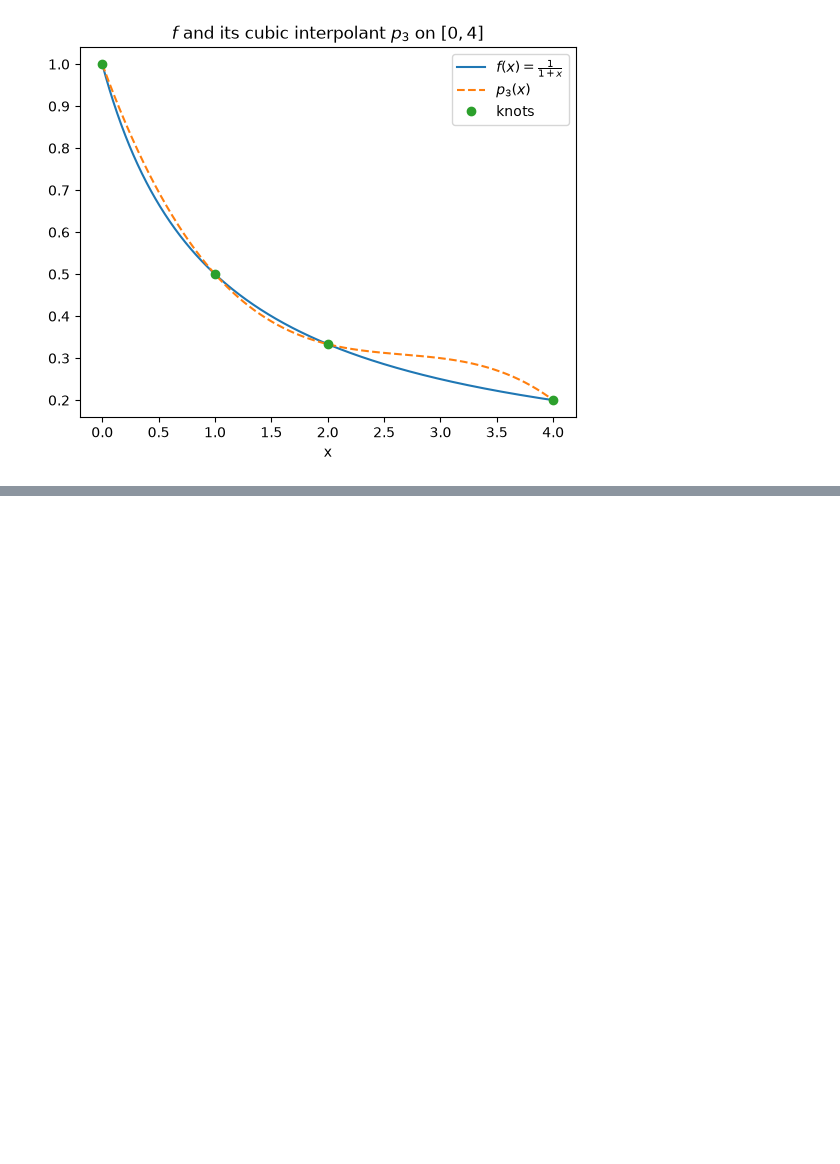
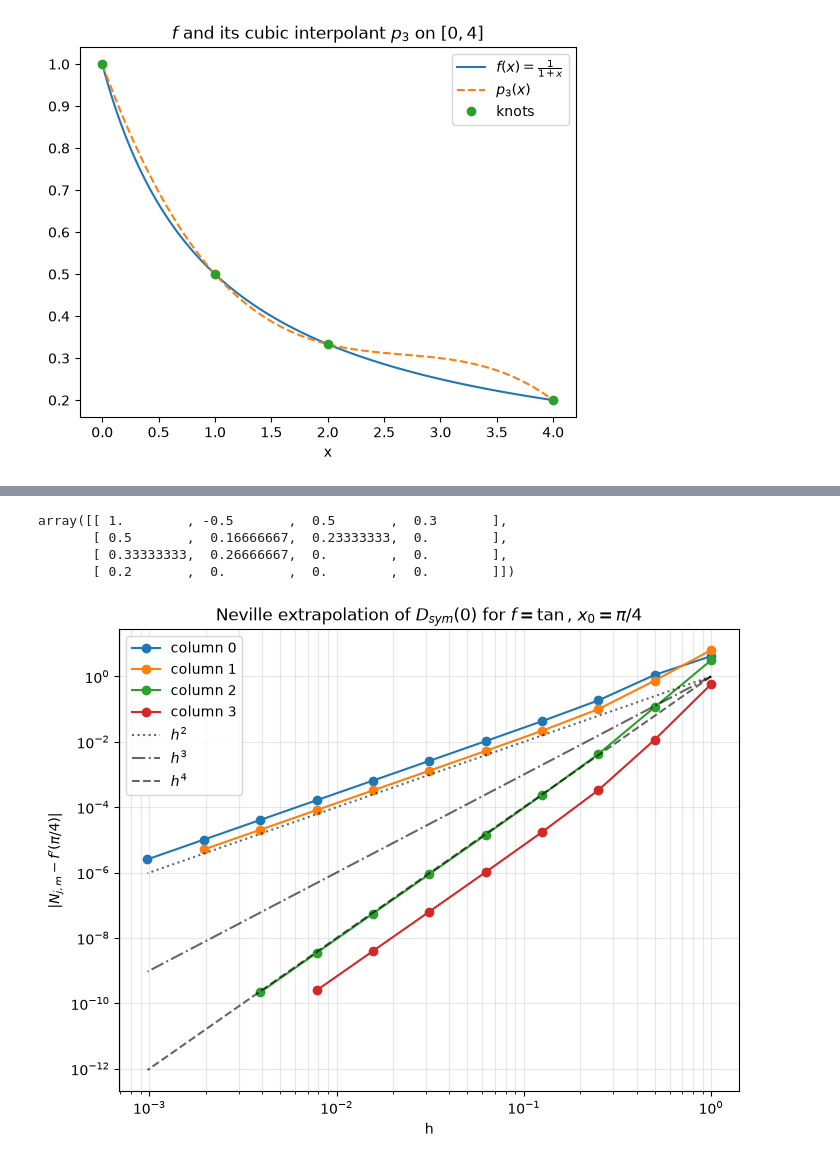
Before and after one commit to NicoReit54/Numerical_Computation, a Jupyter notebook: ex2.ipynb, the cells around one changed output, grey strips where cells are left out. Cells and saved outputs as stored; diff of their text form; code cells hidden in the pictures; blank space fills up the shorter version.

```diff
--- a/ex2.ipynb
+++ b/ex2.ipynb
@@ -98,0 +105,4 @@ Newton coefficients: [ 1.         -0.5         0.16666667 -0.03333333]
+# %%
+# Showing the upper bound for vals in range (0, 2) for which the max(exp(range)) = exp(2)
+x = 1.2
+np.abs((x**3 - 3*x**2 + 2*x))/6 * np.exp(1.2)
@@ -98,0 +147,47 @@ Newton coefficients: [ 1.         -0.5         0.16666667 -0.03333333]
+# %%
+x = np.array([0, 1, 2, 4])
+f = lambda x: 1/(1+x)
+y = f(x)
+x_dash = 3
+
+test = N(y, x, x_dash)
+test
+# %% [output]
+array([[ 1.        , -0.5       ,  0.5       ,  0.3       ],
+       [ 0.5       ,  0.16666667,  0.23333333,  0.        ],
+       [ 0.33333333,  0.26666667,  0.        ,  0.        ],
+       [ 0.2       ,  0.        ,  0.        ,  0.        ]])
+# %%
+def D_sim(f:callable, h: float | np.ndarray, x_0: float | np.ndarray) -> float | np.ndarray:
+    return (f(x_0 + h) - f(x_0 - h))/ (2 * h)
+# %%
+f_x = lambda x: np.tan(x)
+x_0 = np.pi / 4
+n_max = 10
+i = np.linspace(0, n_max, n_max + 1)
+h = 2 ** (- i)
+# %%
+# knots: h_i, data: D_sym(h_i); extrapolate the interpolating polynomial to h = 0
+D = D_sim(f_x, h, x_0)
+N_scheme = N(D, h, 0)
+
+exact = 2  # f'(pi/4) = 1/cos^2(pi/4)
+
+plt.figure(figsize=(8, 6))
+for m in range(4):
+    # column m has n_max + 1 - m entries; N[j, m] uses the knots h_j, ..., h_{j+m}
+    h_m = h[:n_max + 1 - m]
+    err = np.abs(N_scheme[:n_max + 1 - m, m] - exact)
+    plt.loglog(h_m, err, "o-", label=f"column {m}")
+
+for p, style in zip([2, 3, 4], [":", "-.", "--"]):
+    plt.loglog(h, h**p, "k" + style, alpha=0.6, label=f"$h^{p}$")
+
+plt.xlabel("h")
+plt.ylabel(r"$|N_{j,m} - f'(\pi/4)|$")
+plt.title(r"Neville extrapolation of $D_{sym}(0)$ for $f = \tan$, $x_0 = \pi/4$")
+plt.legend()
+plt.grid(True, which="both", alpha=0.3)
+plt.show()
+# %% [output]
+[figure, added]
```
Also changed, not shown: parts of 8 cells of this notebook.
